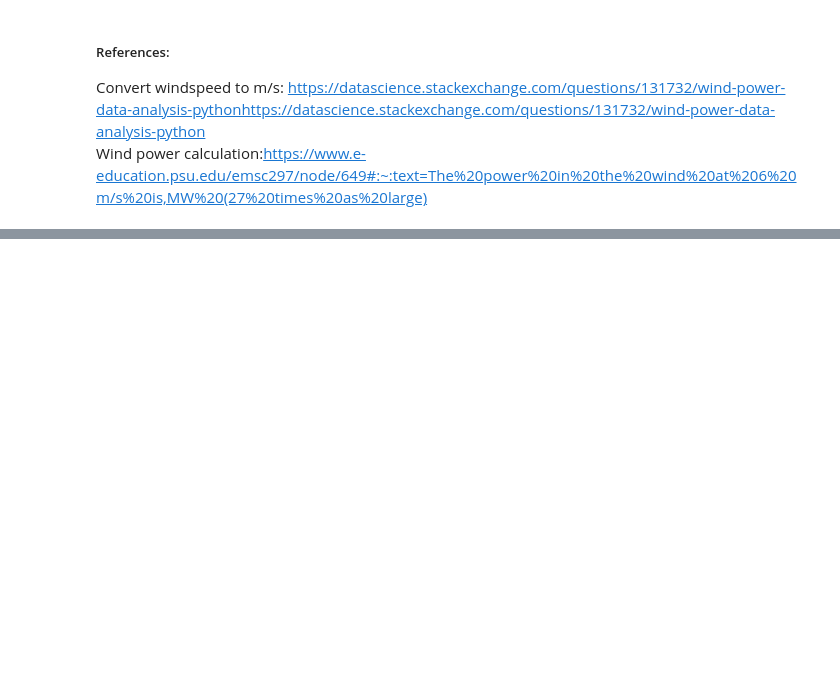
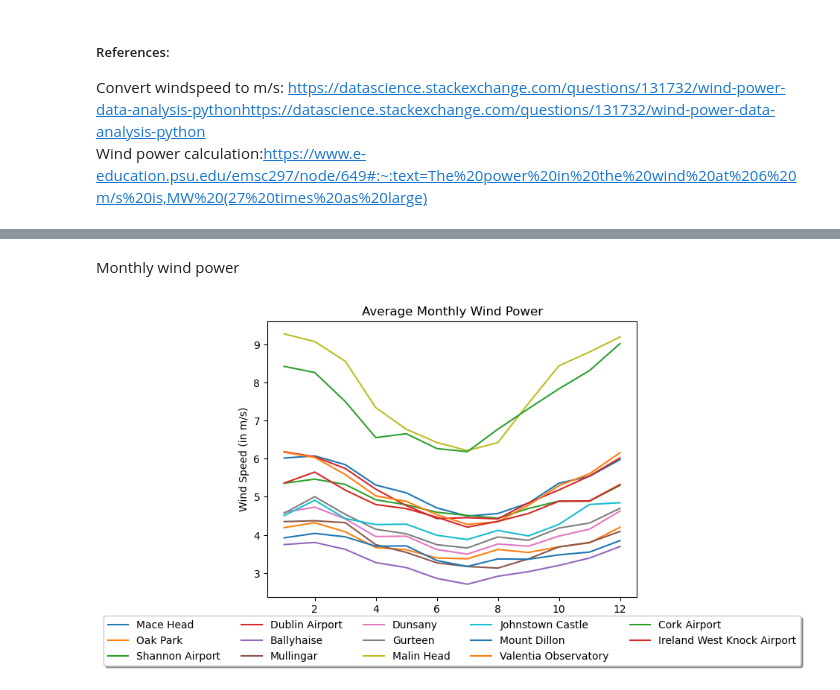
Before and after one commit to vanelyraa/programming-for-data-analytics, a Jupyter notebook: project/project.ipynb, the cells around one changed output, grey strips where cells are left out. Drawn from its saved outputs; the diff is of its cells as text; code cells hidden in the pictures; blank space fills up the shorter version.

Commit message:
Operational and monthly wind power

```diff
--- a/project/project.ipynb
+++ b/project/project.ipynb
@@ -280,0 +343,25 @@ Wind power calculation:https://www.e-education.psu.edu/emsc297/node/649#:~:text=
+# %% [markdown]
+Monthly wind power
+# %%
+# Loop through stations
+for i in range(len(all_stations)): #Loop throught the length of the data, number of times to loop through
+    station = all_stations[i] # Get the weather station at a determined position, first loop will fetch data from position 0 and so on
+    label = labels[i] # Same as above but with labels
+
+    # Grouping data and windspeed and calculating men windspeed per month
+    monthly_wdpw = df_weather[station].groupby(df_weather[station]["date"].dt.month)["ms_wdsp"].mean()
+
+    # Ploting lines
+    plt.plot(monthly_wdpw, label=label)
+
+    # Printstatement for testing
+    # print(monthly_mean)
+
+# Adding legend, title, and axis labels
+plt.legend(loc='upper center', bbox_to_anchor=(0.5, -0.05),fancybox=True, shadow=True, ncol=5)
+plt.title("Average Monthly Wind Power")
+plt.xlabel("Month")
+plt.ylabel("Wind Speed (in m/s)")
+plt.show()
+# %% [output]
+[figure, added]
```
Also changed, not shown: parts of 5 cells of this notebook, 1 other file.
